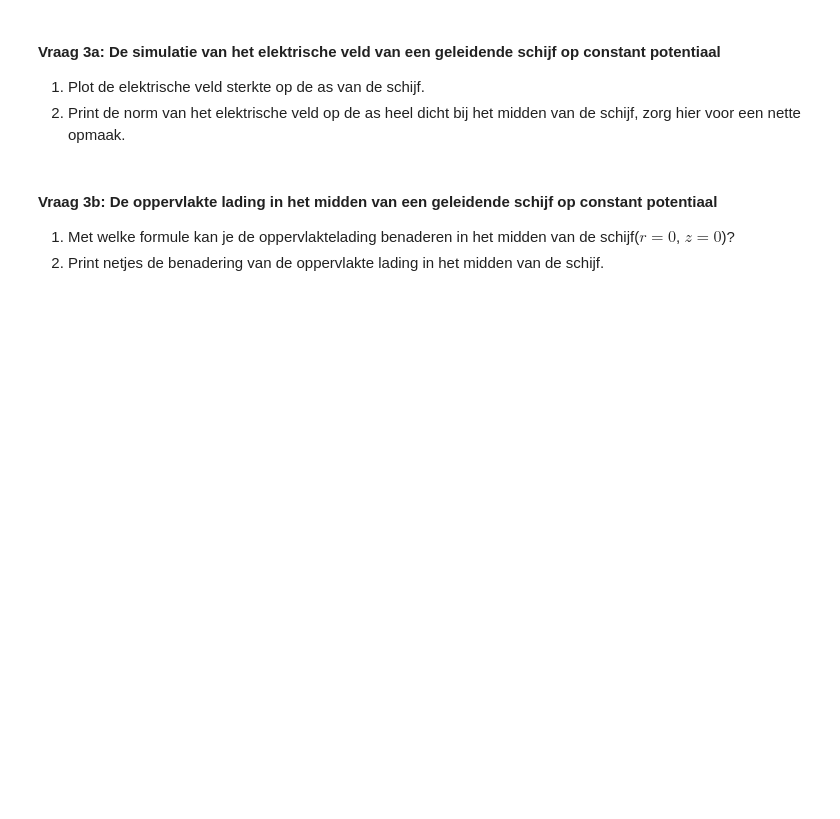
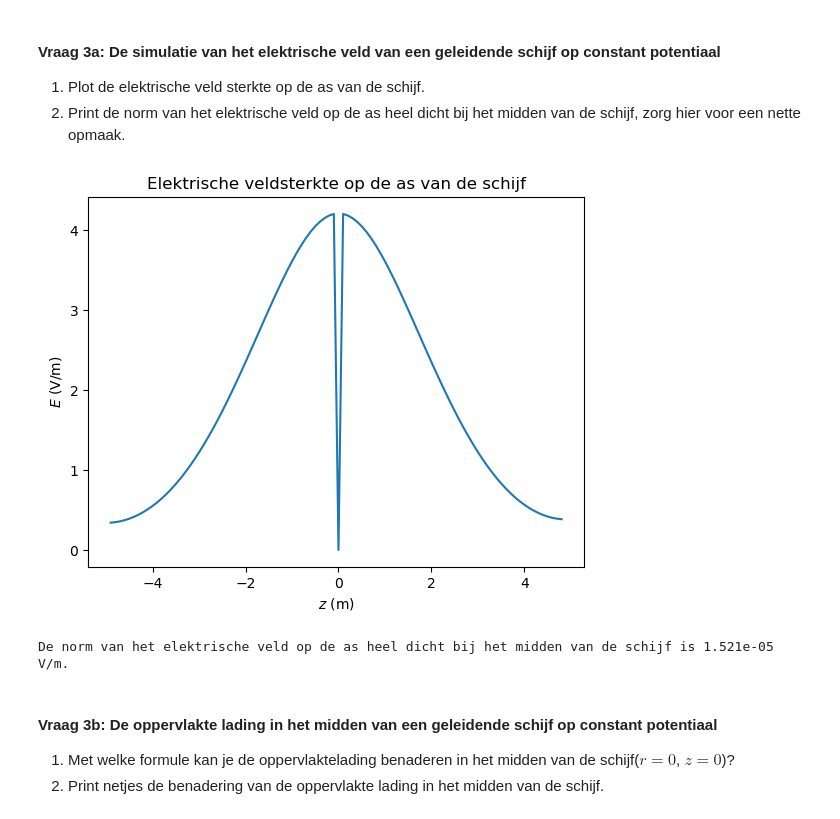
Before and after one commit to NNynke/DEF-D-assignments-N, a Jupyter notebook: DigitaleOntwerpopdrachten/1CondensatorOpdracht/CondensatorOntwerpopdracht.ipynb, the cells around one changed output. Saved outputs shown, nothing was run; the diff lists cells and outputs as text; code cells hidden in the pictures; blank space fills up the shorter version.

```diff
--- a/DigitaleOntwerpopdrachten/1CondensatorOpdracht/CondensatorOntwerpopdracht.ipynb
+++ b/DigitaleOntwerpopdrachten/1CondensatorOpdracht/CondensatorOntwerpopdracht.ipynb
@@ -420,8 +425,30 @@ plot_results_disk(Ez, Er, normE, V, r, z, grid_step, disk_radius, z_pos_disk1, z
 2. Print de norm van het elektrische veld op de as heel dicht bij het midden van de schijf, zorg hier voor een nette opmaak.
 # %%
 ###
-###Jouw code hier###
+# 1)
+index_op_axis = 0 # as van de schijf, dus r=0
+E_op_axis = normE[:,index_op_axis]
+
+plt.figure()
+plt.title('Elektrische veldsterkte op de as van de schijf')
+plt.plot(z_for_E, E_op_axis)
+plt.xlabel('$z$ (m)')
+plt.ylabel('$E$ (V/m)')
+plt.show()
+
+# 2)
+# norm elektrische veld op de as -> waarde aflezen bij het punt dat het dichtst bij het midden van de schijf zit
+
+afstanden = np.abs(z_for_E - z_pos_disk1)
+index_midden = np.argmin(afstanden) # geeft de index van de kleinste waarde "returns the indices of minimum values along an axis"
+E_midden = normE[index_midden,index_op_axis] # op de as, dus r=0
+
+print(f"De norm van het elektrische veld op de as heel dicht bij het midden van de schijf is {E_midden:.3e} V/m.")
+
 ###
+# %% [output]
+[figure, added]
+De norm van het elektrische veld op de as heel dicht bij het midden van de schijf is 1.521e-05 V/m.
 # %% [markdown]
 #### Vraag 3b: De oppervlakte lading in het midden van een geleidende schijf op constant potentiaal
 
```
Also changed, not shown: parts of 2 cells of this notebook.
